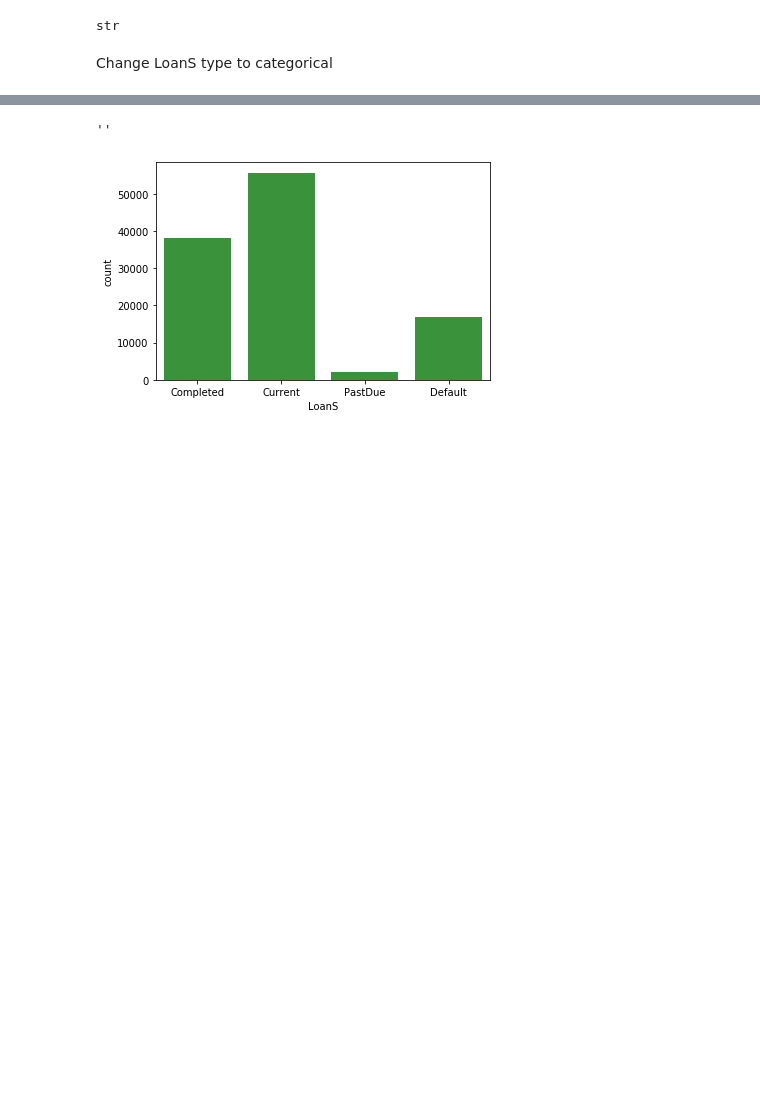
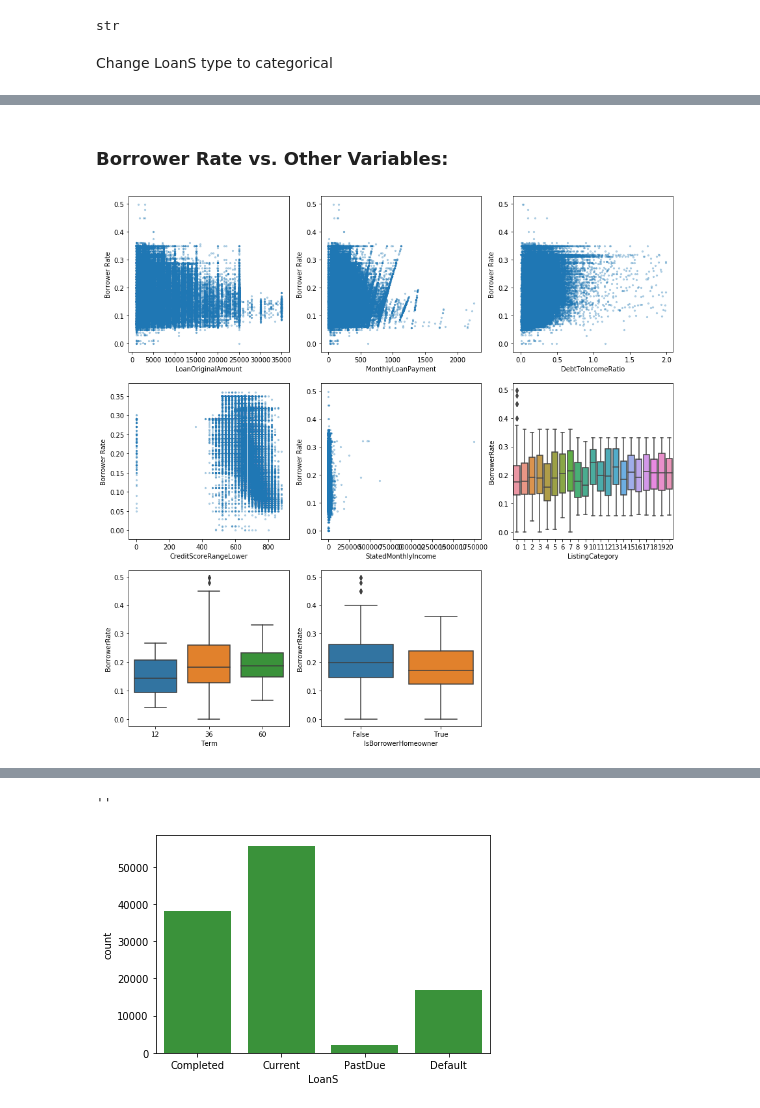
Before and after one commit to xiaohuach/UdacityProject-DataVisualization, a Jupyter notebook: Loan.ipynb, the cells around one changed output, grey strips where cells are left out. Saved outputs shown, nothing was run; the diff lists cells and outputs as text; code cells hidden in the pictures; blank space fills up the shorter version.

```diff
--- a/Loan.ipynb
+++ b/Loan.ipynb
@@ -666,19 +582,0 @@ In the following sections, we'll look into the variables' relationships in detai
-# %%
-# Initial plots of pair-wise variables
-plt.figure(figsize = [15, 15])
-i=0
-#numeric features:
-for m in ['LoanOriginalAmount','MonthlyLoanPayment',
-          'DebtToIncomeRatio','CreditScoreRangeLower','StatedMonthlyIncome' ]:
-    i+=1
-    plt.subplot(3,3,i)
-    plt.scatter(data = df, y = 'BorrowerRate', x =m, s = 5, alpha =0.3 )
-    plt.xlabel(m)
-    plt.ylabel('Borrower Rate')
-
-
-#Categorical features
-for m in ['ListingCategory', 'Term', 'IsBorrowerHomeowner']:
-    i+=1
-    plt.subplot(3,3,i)
-    sb.violinplot(data = df, y = 'BorrowerRate', x =m , inner = 'quartile')
@@ -796,0 +712,25 @@ df.to_csv('LoanDatav4.csv', index = False)
+# %% [markdown]
+<a id = 'b'></a>
+
+### Borrower Rate vs. Other Variables:
+# %%
+# Initial plots of pair-wise variables
+plt.figure(figsize = [15, 15])
+i=0
+#numeric features:
+for m in ['LoanOriginalAmount','MonthlyLoanPayment',
+          'DebtToIncomeRatio','CreditScoreRangeLower','StatedMonthlyIncome' ]:
+    i+=1
+    plt.subplot(3,3,i)
+    plt.scatter(data = df, y = 'BorrowerRate', x =m, s = 5, alpha =0.3 )
+    plt.xlabel(m)
+    plt.ylabel('Borrower Rate')
+
+
+#Categorical features
+for m in ['ListingCategory', 'Term', 'IsBorrowerHomeowner']:
+    i+=1
+    plt.subplot(3,3,i)
+    sb.boxplot(data = df, y = 'BorrowerRate', x =m )
+# %% [output]
+[figure, added]
```
Also changed, not shown: parts of 63 cells of this notebook.
